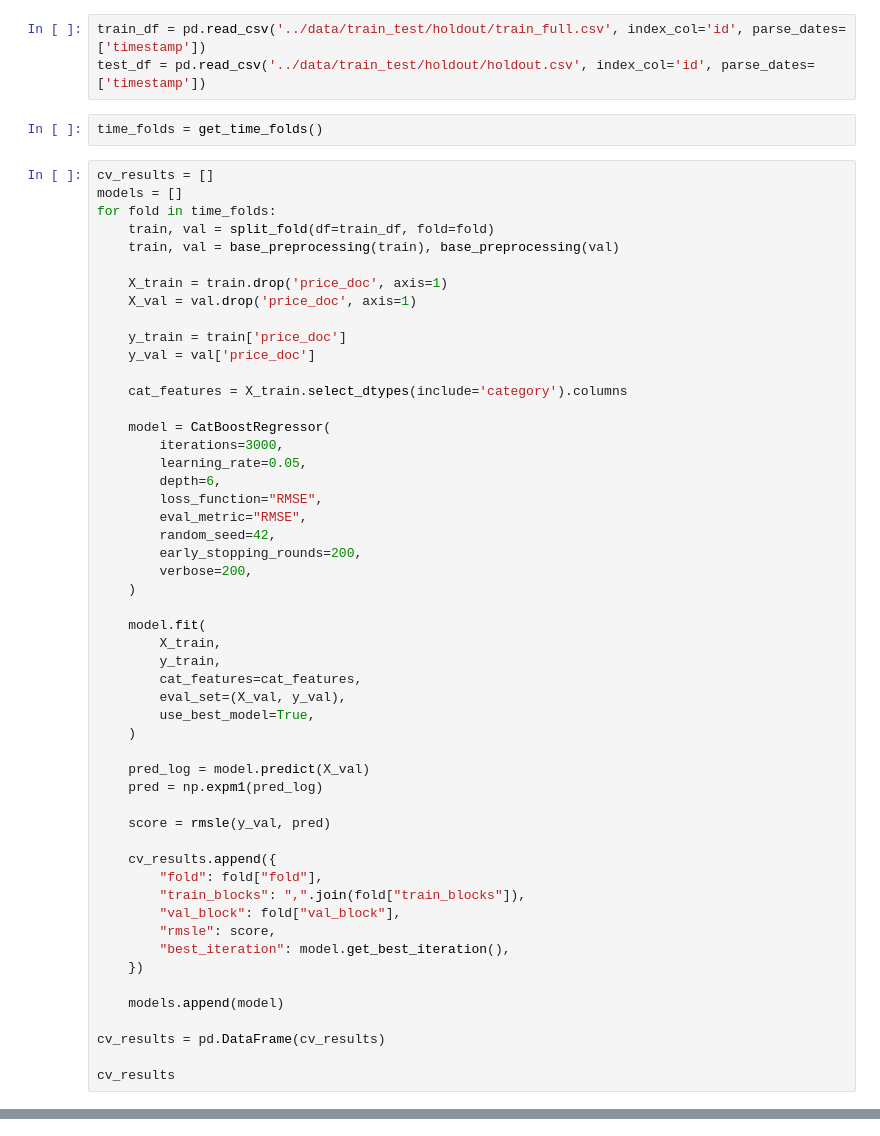
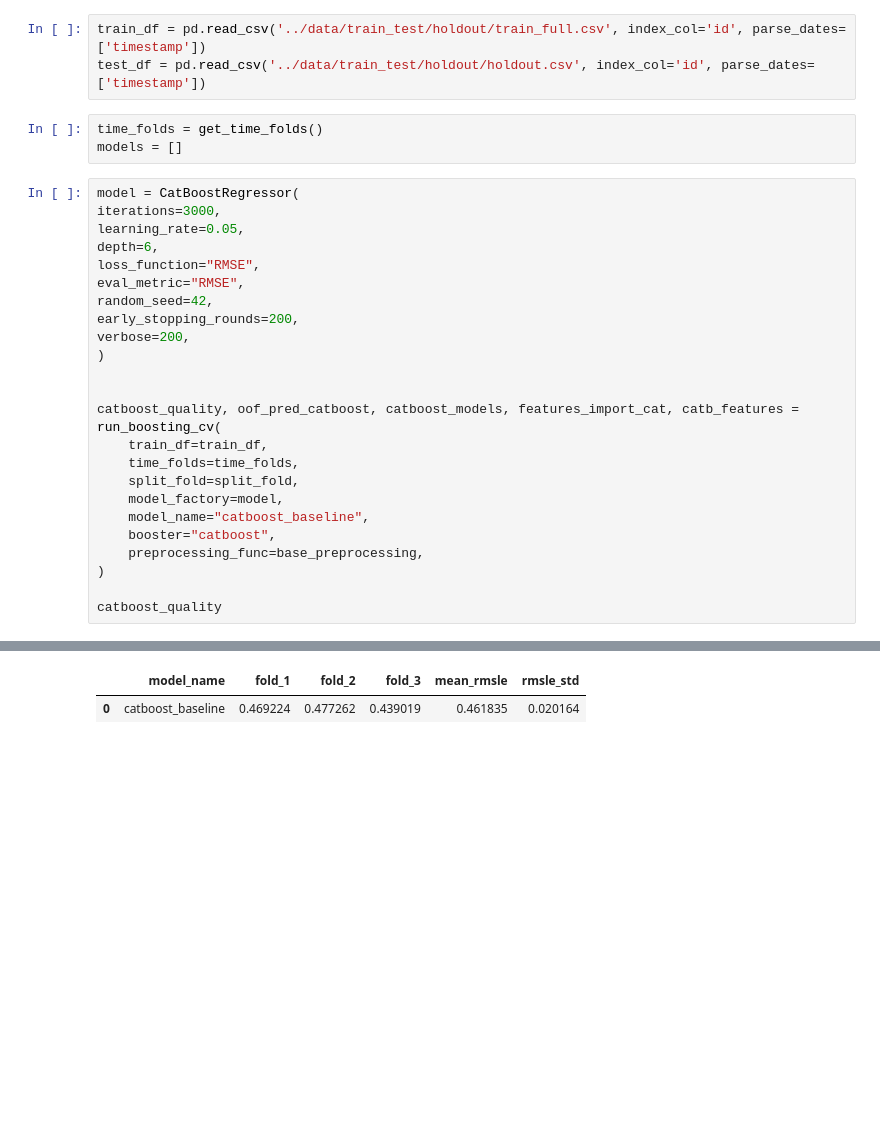
Before and after one commit to soulister/real-estate-price-prediction, a Jupyter notebook: notebooks/baseline_models.ipynb, the cells around one changed output, grey strips where cells are left out. Drawn from its saved outputs; the diff is of its cells as text; blank space fills up the shorter version.

```diff
--- a/notebooks/baseline_models.ipynb
+++ b/notebooks/baseline_models.ipynb
@@ -15,56 +19,29 @@ train_df = pd.read_csv('../data/train_test/holdout/train_full.csv', index_col='i
 test_df = pd.read_csv('../data/train_test/holdout/holdout.csv', index_col='id', parse_dates=['timestamp'])
 # %%
 time_folds = get_time_folds()
+models = []
 # %%
-cv_results = []
-models = []
-for fold in time_folds:
-    train, val = split_fold(df=train_df, fold=fold)
-    train, val = base_preprocessing(train), base_preprocessing(val)
+model = CatBoostRegressor(
+iterations=3000,
+learning_rate=0.05,
+depth=6,
+loss_function="RMSE",
+eval_metric="RMSE",
+random_seed=42,
+early_stopping_rounds=200,
+verbose=200,
+)
 
-    X_train = train.drop('price_doc', axis=1)
-    X_val = val.drop('price_doc', axis=1)
 
-    y_train = train['price_doc']
-    y_val = val['price_doc']
+catboost_quality, oof_pred_catboost, catboost_models, features_import_cat, catb_features = run_boosting_cv(
+    train_df=train_df,
+    time_folds=time_folds,
+    split_fold=split_fold,
+    model_factory=model,
+    model_name="catboost_baseline",
+    booster="catboost",
+    preprocessing_func=base_preprocessing,
+)
 
-    cat_features = X_train.select_dtypes(include='category').columns
-
-    model = CatBoostRegressor(
-        iterations=3000,
-        learning_rate=0.05,
-        depth=6,
-        loss_function="RMSE",
-        eval_metric="RMSE",
-        random_seed=42,
-        early_stopping_rounds=200,
-        verbose=200,
-    )
-
-    model.fit(
-        X_train,
-        y_train,
-        cat_features=cat_features,
-        eval_set=(X_val, y_val),
-        use_best_model=True,
-    )
-
-    pred_log = model.predict(X_val)
-    pred = np.expm1(pred_log)
-
-    score = rmsle(y_val, pred)
-
-    cv_results.append({
-        "fold": fold["fold"],
-        "train_blocks": ",".join(fold["train_blocks"]),
-        "val_block": fold["val_block"],
-        "rmsle": score,
-        "best_iteration": model.get_best_iteration(),
-    })
-
-    models.append(model)
-
-cv_results = pd.DataFrame(cv_results)
-
-cv_results
+catboost_quality
 # %% [output]
@@ -74,0 +65,2 @@ CatBoostError: feature names should be a sequence, but got Index(['timestamp', '
+|  | model_name | fold_1 | fold_2 | fold_3 | mean_rmsle | rmsle_std |
+| 0 | catboost_baseline | 0.469224 | 0.477262 | 0.439019 | 0.461835 | 0.020164 |
```
Also changed, not shown: parts of 18 cells of this notebook, 25 other files.
